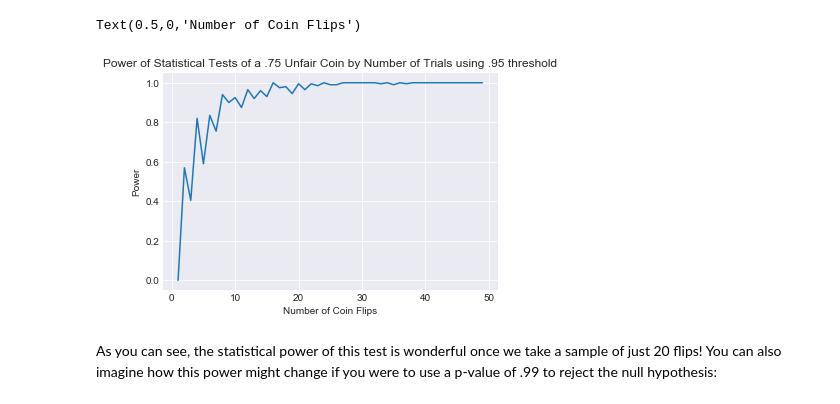
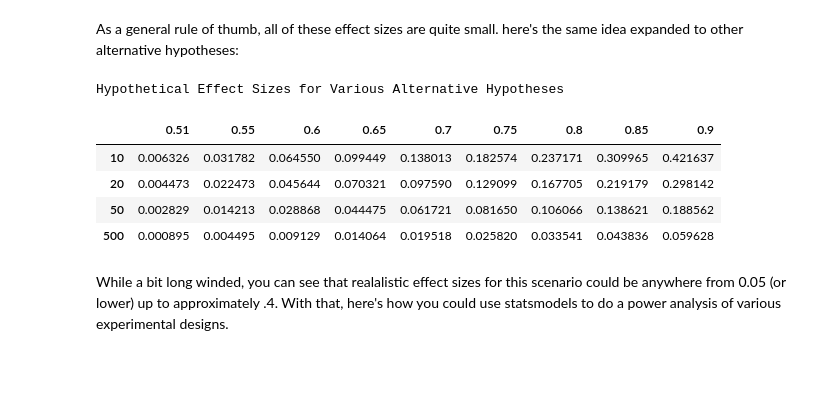
Before and after one commit to learn-co-curriculum/dsc-statistical-power, a Jupyter notebook: index.ipynb, the cells around one changed output. Saved outputs shown, nothing was run; the diff lists cells and outputs as text; code cells hidden in the pictures; blank space fills up the shorter version.

```diff
--- a/index.ipynb
+++ b/index.ipynb
@@ -49,0 +51,11 @@ To start, imagine the scenario of detecting an unfair coin. With this, the null-
+# %%
+m1 = .55
+m2 = .5
+p = m2
+rows = []
+for n in [10, 20, 50, 500]:
+    std = np.sqrt(n*p*(1-p))
+    d = (m1-m2)/std
+    rows.append({'Effect_Size': d, 'STD': std, 'Num_observations': n})
+print('Hypothetical Effect sizes for p(heads)=.55 vs p(heads)=.5')
+pd.DataFrame(rows)
@@ -50,3 +69,31 @@ To start, imagine the scenario of detecting an unfair coin. With this, the null-
+# %% [markdown]
+As a general rule of thumb, all of these effect sizes are quite small. here's the same idea expanded to other alternative hypotheses:
+# %%
+m2 = .5
+rows = {}
+for n in [10, 20, 50, 500]:
+    temp_dict = {}
+    for m1 in [.51, .55, .6, .65, .7, .75, .8, .85, .9]:
+        p = m1
+        std = np.sqrt(n*p*(1-p))
+        d = (m1-m2)/std
+        temp_dict[m1] = d
+    rows[n] = temp_dict
+print('Hypothetical Effect Sizes for Various Alternative Hypotheses')
+df = pd.DataFrame.from_dict(rows, orient='index')
+# df.index = [10,20,50, 500]
+# df.index.name = 'Sample_Size'
+# df.columns.name = 'Alternative Hypothesis'
+df
+# %% [output]
+Hypothetical Effect Sizes for Various Alternative Hypotheses
+|  | 0.51 | 0.55 | 0.6 | 0.65 | 0.7 | 0.75 | 0.8 | 0.85 | 0.9 |
+| 10 | 0.006326 | 0.031782 | 0.064550 | 0.099449 | 0.138013 | 0.182574 | 0.237171 | 0.309965 | 0.421637 |
+| 20 | 0.004473 | 0.022473 | 0.045644 | 0.070321 | 0.097590 | 0.129099 | 0.167705 | 0.219179 | 0.298142 |
+| 50 | 0.002829 | 0.014213 | 0.028868 | 0.044475 | 0.061721 | 0.081650 | 0.106066 | 0.138621 | 0.188562 |
+| 500 | 0.000895 | 0.004495 | 0.009129 | 0.014064 | 0.019518 | 0.025820 | 0.033541 | 0.043836 | 0.059628 |
+# %% [markdown]
+While a bit long winded, you can see that realalistic effect sizes for this scenario could be anywhere from 0.05 (or lower) up to approximately .4. With that, here's how you could use statsmodels to do a power analysis of various experimental designs.
 # %%
 from statsmodels.stats.power import TTestIndPower, TTestPower
 # %%
@@ -62,26 +100,0 @@ sms.power.T
-# %%
-#What does the power increase as we increase sample size?
-powers = []
-cutoff = .95 #Set the p-value threshold for rejecting the null hypothesis
-#Iterate through various sample sizes
-unfair_coin_prob = .75
-for n in range(1,50):
-    #Do multiple runs for that number of samples to compare
-    p_val = []
-    for i in range(200):
-        n_heads = np.random.binomial(n, unfair_coin_prob)
-        mu = n / 2
-        sigma = np.sqrt(n*.5*(1-.5))
-        z  = (n_heads - mu) / (sigma / np.sqrt(n))
-        p_val.append(st.norm.cdf(np.abs(z)))
-    cur_power = sum([1 if p >= cutoff else 0 for p in p_val])/200
-    powers.append(cur_power)
-plt.plot(list(range(1,50)), powers)
-plt.title('Power of Statistical Tests of a .75 Unfair Coin by Number of Trials using .95 threshold')
-plt.ylabel('Power')
-plt.xlabel('Number of Coin Flips')
-# %% [output]
-Text(0.5,0,'Number of Coin Flips')
-[figure, removed]
-# %% [markdown]
-As you can see, the statistical power of this test is wonderful once we take a sample of just 20 flips! You can also imagine how this power might change if you were to use a p-value of .99 to reject the null hypothesis:
```
Also changed, not shown: parts of 19 cells of this notebook, 2 other files.
